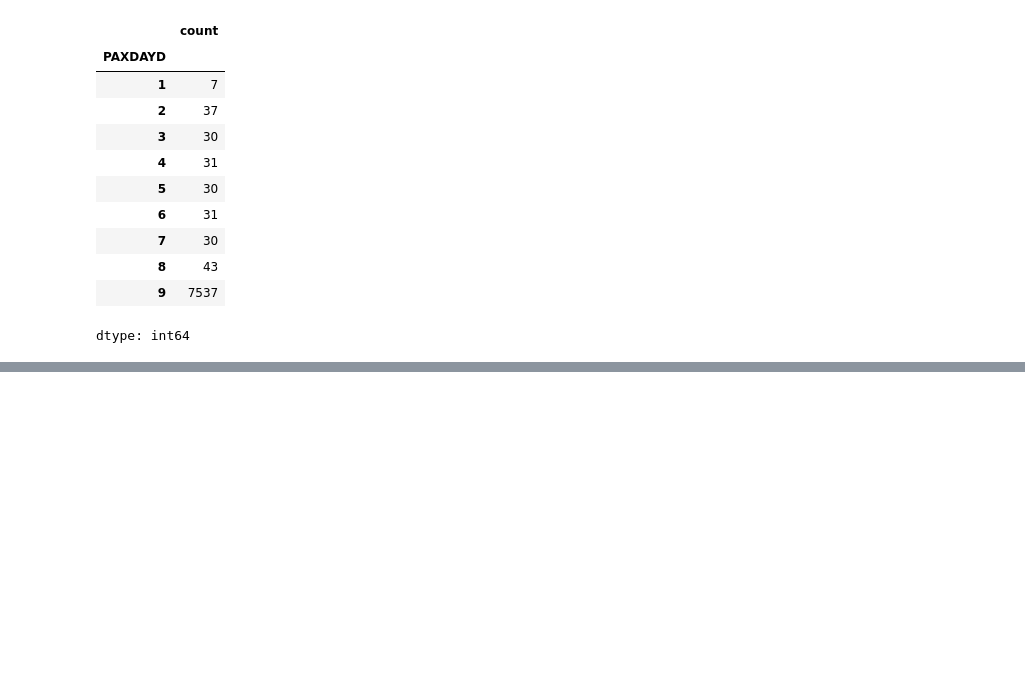
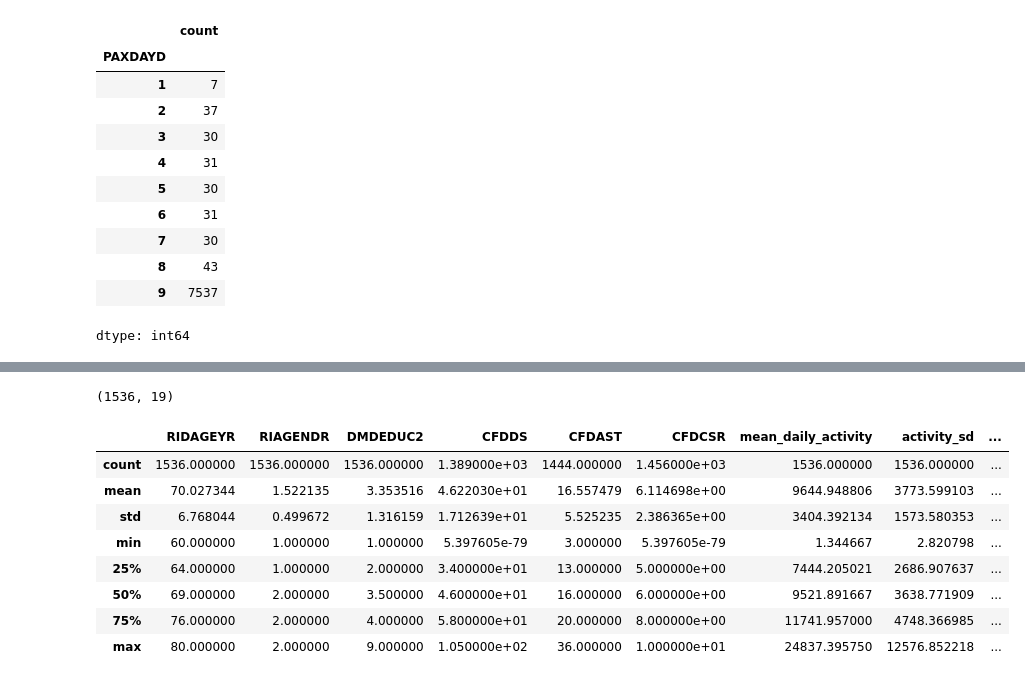
Before and after one commit to aditibhat017-prog/cognitivefunction, a Jupyter notebook: notebooks/01_data_exploration.ipynb, the cells around one changed output, grey strips where cells are left out. Cells and saved outputs as stored; diff of their text form; code cells hidden in the pictures; blank space fills up the shorter version.

```diff
--- a/notebooks/01_data_exploration.ipynb
+++ b/notebooks/01_data_exploration.ipynb
@@ -529,0 +705,4 @@ dtype: int64
+# %%
+wearable_features = wearable_features[
+    wearable_features["valid_days"] >= 4
+].copy()
@@ -529,0 +722,18 @@ dtype: int64
+# %%
+cognitive_analysis = cfq_clean[
+    [
+        "SEQN",
+        "CFDDS",
+        "CFDAST",
+        "CFDCSR",
+        "CFDCST1",
+        "CFDCST2",
+        "CFDCST3"
+    ]
+].copy()
+# %%
+analysis_df = (
+    cognitive_analysis
+    .merge(demo_analysis, on="SEQN", how="left")
+    .merge(wearable_features, on="SEQN", how="inner")
+)
@@ -529,0 +753,36 @@ dtype: int64
+# %%
+analysis_df = analysis_df[
+    analysis_df["RIDAGEYR"] >= 60
+].copy()
+# %%
+analysis_df.shape
+# %% [output]
+(1536, 19)
+# %%
+analysis_df[
+    [
+        "RIDAGEYR",
+        "RIAGENDR",
+        "DMDEDUC2",
+        "CFDDS",
+        "CFDAST",
+        "CFDCSR",
+        "mean_daily_activity",
+        "activity_sd",
+        "activity_cv",
+        "mean_valid_minutes",
+        "mean_wake_wear_minutes",
+        "mean_sleep_wear_minutes",
+        "valid_days"
+    ]
+].describe()
+# %% [output]
+|  | RIDAGEYR | RIAGENDR | DMDEDUC2 | CFDDS | CFDAST | CFDCSR | mean_daily_activity | activity_sd | ... |
+| count | 1536.000000 | 1536.000000 | 1536.000000 | 1.389000e+03 | 1444.000000 | 1.456000e+03 | 1536.000000 | 1536.000000 | ... |
+| mean | 70.027344 | 1.522135 | 3.353516 | 4.622030e+01 | 16.557479 | 6.114698e+00 | 9644.948806 | 3773.599103 | ... |
+| std | 6.768044 | 0.499672 | 1.316159 | 1.712639e+01 | 5.525235 | 2.386365e+00 | 3404.392134 | 1573.580353 | ... |
+| min | 60.000000 | 1.000000 | 1.000000 | 5.397605e-79 | 3.000000 | 5.397605e-79 | 1.344667 | 2.820798 | ... |
+| 25% | 64.000000 | 1.000000 | 2.000000 | 3.400000e+01 | 13.000000 | 5.000000e+00 | 7444.205021 | 2686.907637 | ... |
+| 50% | 69.000000 | 2.000000 | 3.500000 | 4.600000e+01 | 16.000000 | 6.000000e+00 | 9521.891667 | 3638.771909 | ... |
+| 75% | 76.000000 | 2.000000 | 4.000000 | 5.800000e+01 | 20.000000 | 8.000000e+00 | 11741.957000 | 4748.366985 | ... |
+| max | 80.000000 | 2.000000 | 9.000000 | 1.050000e+02 | 36.000000 | 1.000000e+01 | 24837.395750 | 12576.852218 | ... |
```
Also changed, not shown: parts of 20 cells of this notebook.
